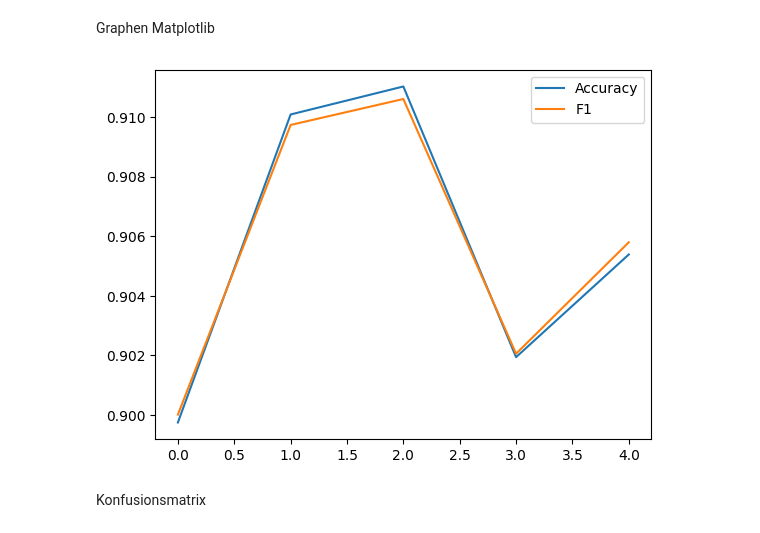
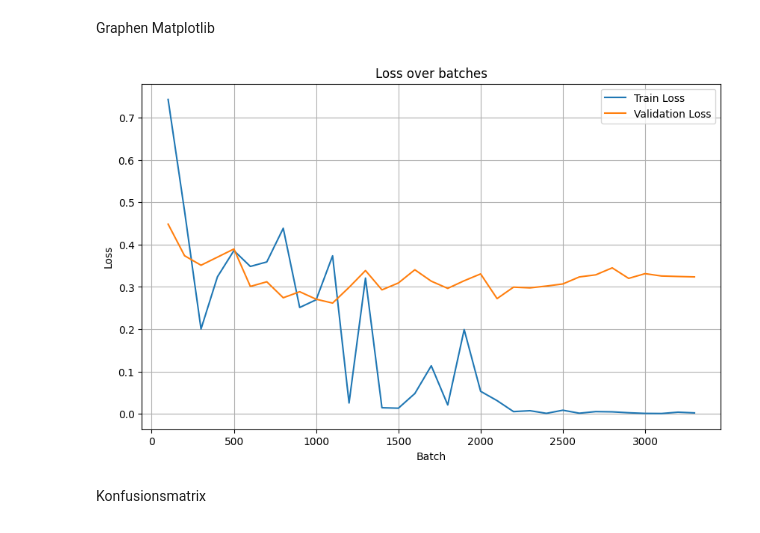
Before and after one commit to ugur-sa/Bachelorarbeit, a Jupyter notebook: model_test.ipynb, the cells around one changed output. Saved outputs shown, nothing was run; the diff lists cells and outputs as text; code cells hidden in the pictures.

```diff
--- a/model_test.ipynb
+++ b/model_test.ipynb
@@ -285,20 +277,26 @@ Graphen Matplotlib
 # %%
 import json
 import matplotlib.pyplot as plt
 
 # Lade die Metriken
 with open('metrics.json', 'r') as f:
     metrics = json.load(f)
 
-# Verwende die Metriken, um Grafiken zu erstellen
-plt.plot(metrics['epoch'], metrics['accuracy'], label='Accuracy')
-plt.plot(metrics['epoch'], metrics['f1_score'], label='F1')
-# plt.plot(metrics['epoch'], metrics['val_loss'], label='Validation Loss')
-# Füge weitere Plots für Accuracy, F1-Score, etc. hinzu
+batches = metrics['batch']
+train_losses = metrics['train_loss']
+val_losses = metrics['val_loss']
+
+plt.figure(figsize=(10, 6))
+plt.plot(batches, train_losses, label='Train Loss')
+plt.plot(batches, val_losses, label='Validation Loss')
+plt.title('Loss over batches')
+plt.xlabel('Batch')
+plt.ylabel('Loss')
+plt.grid(True)
 plt.legend()
 plt.show()
 # %% [output]
-[figure, old version]
+[figure, new version]
 # %% [markdown]
 Konfusionsmatrix
 # %%
```
Also changed, not shown: parts of 7 cells of this notebook, 13 other files.
